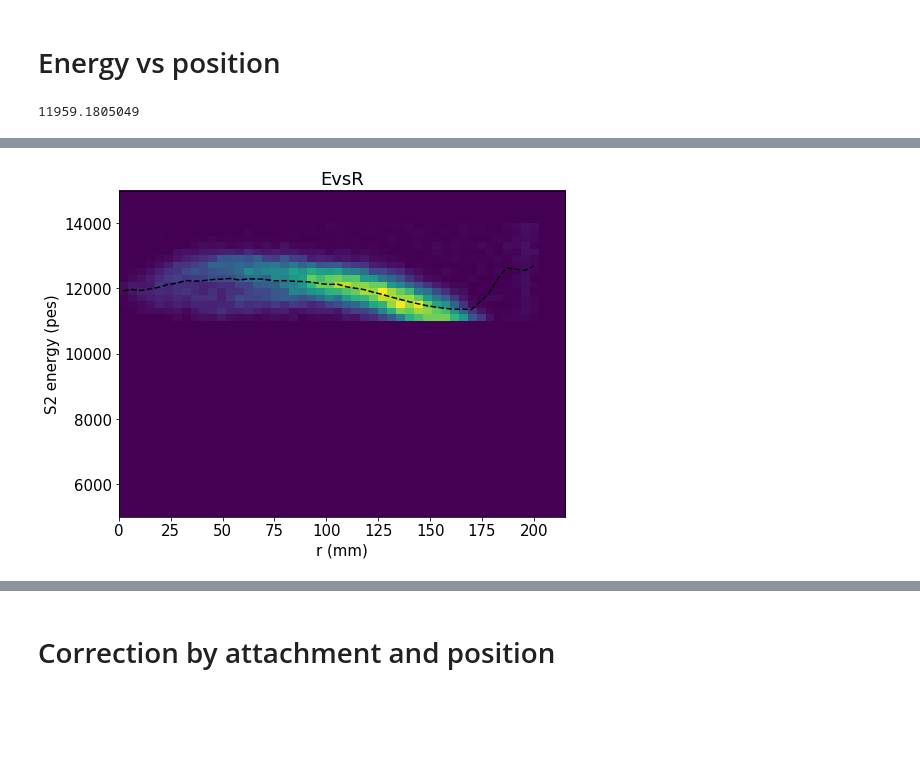
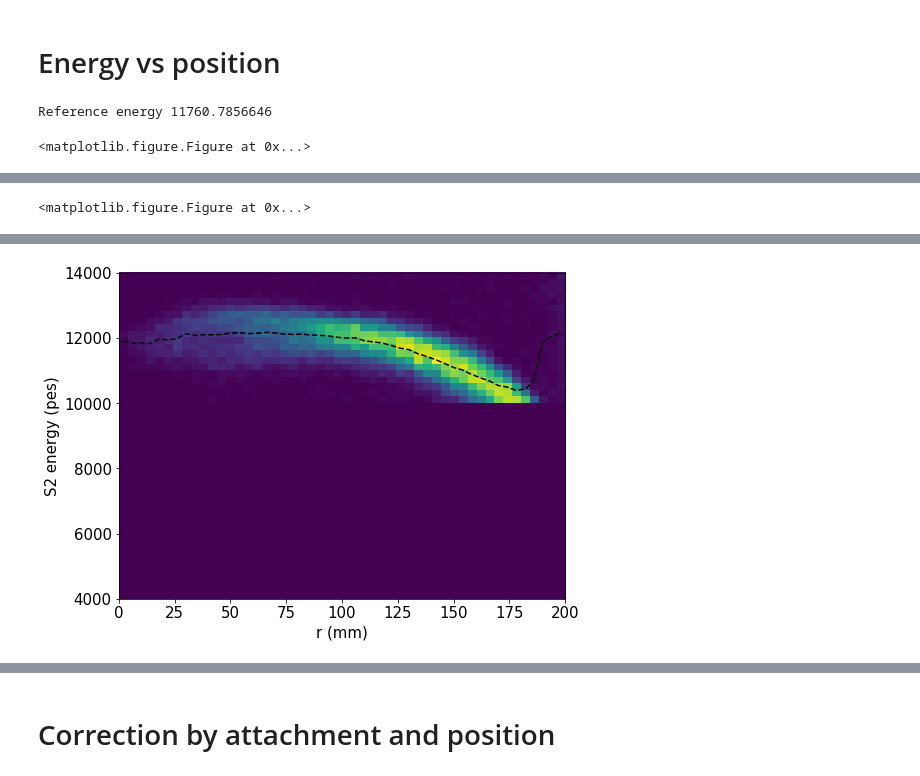
Before and after one commit to gonzaponte/ICARO, a Jupyter notebook: icaro/KrMay/Run4119.ipynb, the cells around one changed output, grey strips where cells are left out. Drawn from its saved outputs; the diff is of its cells as text; code cells hidden in the pictures; blank space fills up the shorter version.

```diff
--- a/icaro/KrMay/Run4119.ipynb
+++ b/icaro/KrMay/Run4119.ipynb
@@ -163,8 +72,8 @@ ifile: /Users/Gonzalo/github/NEXTdata/Bkg/dst_4119.root.h5
 # %% [markdown]
 # Read data
 # %%
-full = dstf.load_dst(ifile, "DST", "Events")
-full = full[full.R<200]
+full = dstf.load_dst(inputfilename, "DST", "Events")
+full = full[full.R<200] # soft radial cut to reduce badly reconstructed events
 print(len(full))
 full.head()
 # %% [output]
@@ -399,17 +270,16 @@ save("S2vsS1")
 # %%
-zrange = 0, 600
-Rrange = 0, 0.006
+_range = 0, 0.006
 
 S12r = full.S1e/full.S2e
 
-hist(S12r, 50, range=Rrange)
-labels("S1/S2", "Entries")
+hist(S12r, 50, range=_range)
+labels("S1/S2", "Entries", "S1/S2 ratio")
 save("S12ratio")
 
-hist2d(full.Z, S12r, (50, 50), range=(zrange, Rrange))
-x, y, _ = fitf.profileX(full.Z, S12r, 30, xrange=zrange, yrange=Rrange)
+hist2d(full.Z, S12r, (50, 50), range=(Zrange, _range))
+x, y, _ = fitf.profileX(full.Z, S12r, 30, xrange=Zrange, yrange=_range)
 plt.plot(x, y, profOpt)
 
-labels("Drift time ($\mu$s)", "S1/S2")
+labels("Drift time ($\mu$s)", "S1/S2", "S1/S2 ratio vs Z")
 save("S12ratiovsZ")
 # %% [output]
@@ -528 +391,4 @@ save("NsipmvsZ")
+# %%
+sel = coref.in_range(full.S2e.values * Zcorr(full.Z.values).value, 10e3, 14e3)
+Kr = full[sel]
 # %%
@@ -619,52 +473,35 @@ save("QvsPhi")
 # %% [markdown]
 # Energy vs position
 # %%
-xrange = -215,  215
-yrange = -215,  215
-rrange =    0,  215
-prange = - pi,   pi
-Erange =  5e3, 15e3
+E   = Kr.S2e.values * Zcorr(Kr.Z.values).value
+sel = coref.in_range(E, 10e3, 14e3)
 
-E   = full.S2e * zcorr(full.Z)
-sel = coref.in_range(E, 11e3, 14e3)
-XR  = full[sel]
-E   = E   [sel]
-
-pf, _, cb = profile_and_scatter(XR.X, XR.Y, E, (25, 25), xrange=xrange, yrange=yrange)
+(xc, yc, Ec, Ece), _, cb = \
+hist2d_profile(Kr.X.values[sel], Kr.Y.values[sel], E[sel], 50, 50, XYrange, XYrange)
 cb.set_label("E (pes)")
-labels("x (mm)", "y (mm)")
+labels("x (mm)", "y (mm)", "Energy vs XY")
 save("EvsXY")
 
-_, _, cb = profile_and_scatter(XR.R, XR.Phi, E, (50, 50), xrange=rrange, yrange=prange)
+_, _, cb = hist2d_profile(Kr.R.values, Kr.Phi.values, E, 50, 50, Rrange, Prange)
 cb.set_label("E (pes)")
-labels("r (mm)", "$\phi$ (rad)")
+labels("r (mm)", "$\phi$ (rad)", "Energy vs R$\phi$")
 save("EvsRPhi")
 
-hist2d(XR.R, E, (50, 50), range=(rrange, Erange), weights=E)
-x, y, _ = fitf.profileX(XR.R, E, 50, xrange=rrange, yrange=Erange)
+hist2d(Kr.R, E, (50, 50), range=(Rrange, Erange_zcorr))
+x, y, _ = fitf.profileX(Kr.R.values, E, 50, xrange=Rrange, yrange=Erange_zcorr)
 plt.plot(x, y, profOpt)
 labels("r (mm)", "S2 energy (pes)")
 save("EvsR")
 
-hist2d(XR.Phi, E, (50, 50), range=(prange, Erange), weights=E)
-x, y, _ = fitf.profileX(XR.Phi, E, 50, xrange=prange, yrange=Erange)
+hist2d(Kr.Phi, E, (50, 50), range=(Prange, Erange_zcorr))
+x, y, _ = fitf.profileX(Kr.Phi.values, E, 50, xrange=Prange, yrange=Erange_zcorr)
 plt.plot(x, y, profOpt)
 labels("phi (rad)", "S2 energy (pes)")
 save("EvsPhi")
 
-def get_xycorr(xs, ys, es, eref=None):
-    if eref is None:
-        eref = es[es.shape[0]//2, es.shape[1]//2]
-    xs   = xs.reshape(xs.size, 1)
-    ys   = ys.reshape(ys.size, 1)
-    print(eref)
-    def xycorr(x, y):
-        x_closest = np.apply_along_axis(np.argmin, 0, abs(x-xs))
-        y_closest = np.apply_along_axis(np.argmin, 0, abs(y-ys))
-        e = es[x_closest, y_closest]
-        e[e<1e3] = eref
-        return eref/ e
-    return xycorr
-xycorr = get_xycorr(*pf[:-1])
+XYcorr = corrf.Correction((xc, yc), Ec, Ece, "index", index=(12, 12))
+
+print("Reference energy", Ec[tuple(np.argwhere(XYcorr._fs==1)[0])])
 # %% [output]
-11959.1805049
+Reference energy 11760.7856646
+<matplotlib.figure.Figure at 0x...>
@@ -671,0 +509 @@ xycorr = get_xycorr(*pf[:-1])
+<matplotlib.figure.Figure at 0x...>
@@ -673 +511 @@ xycorr = get_xycorr(*pf[:-1])
-[figure, old version]
+[figure, new version]
```
Also changed, not shown: parts of 42 cells of this notebook.
